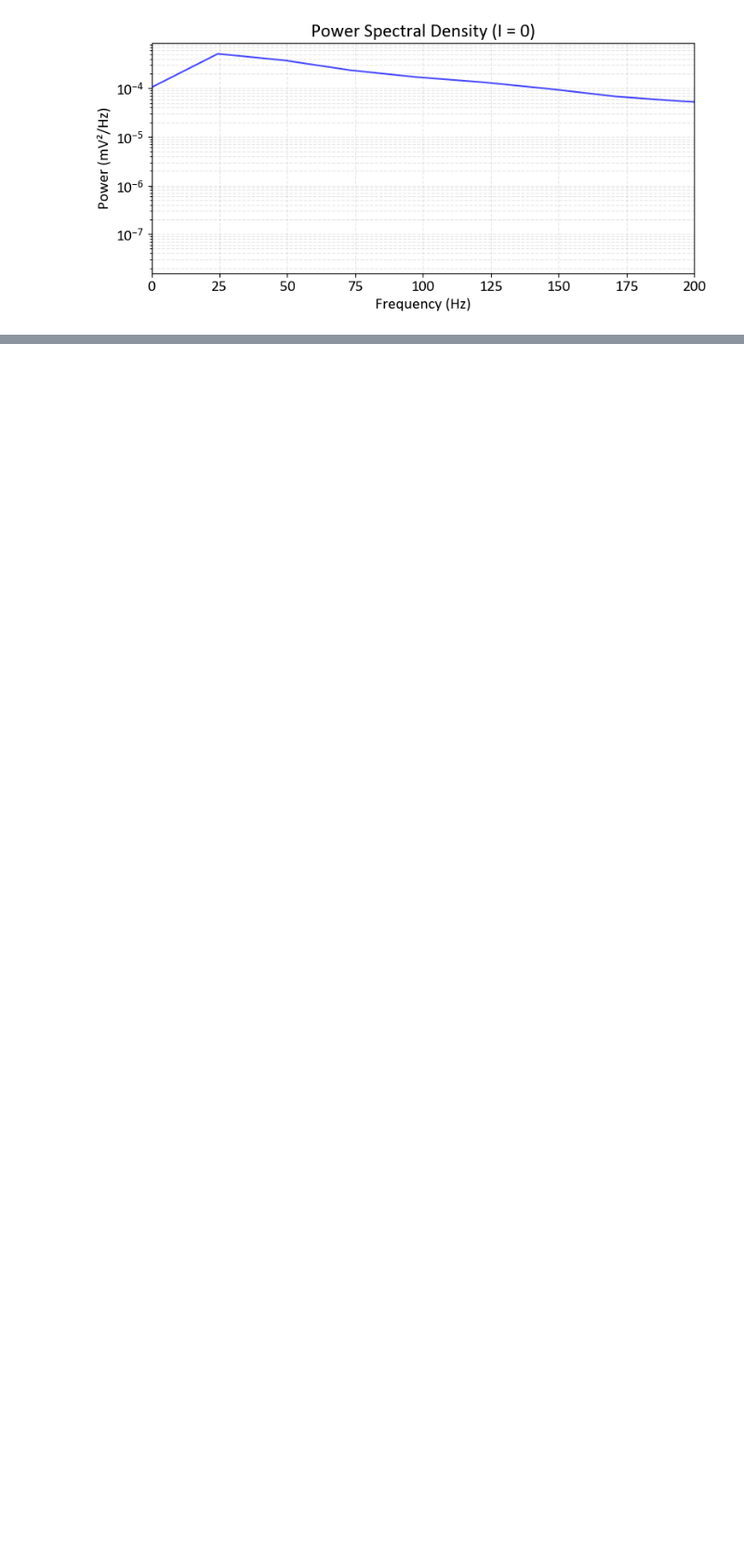
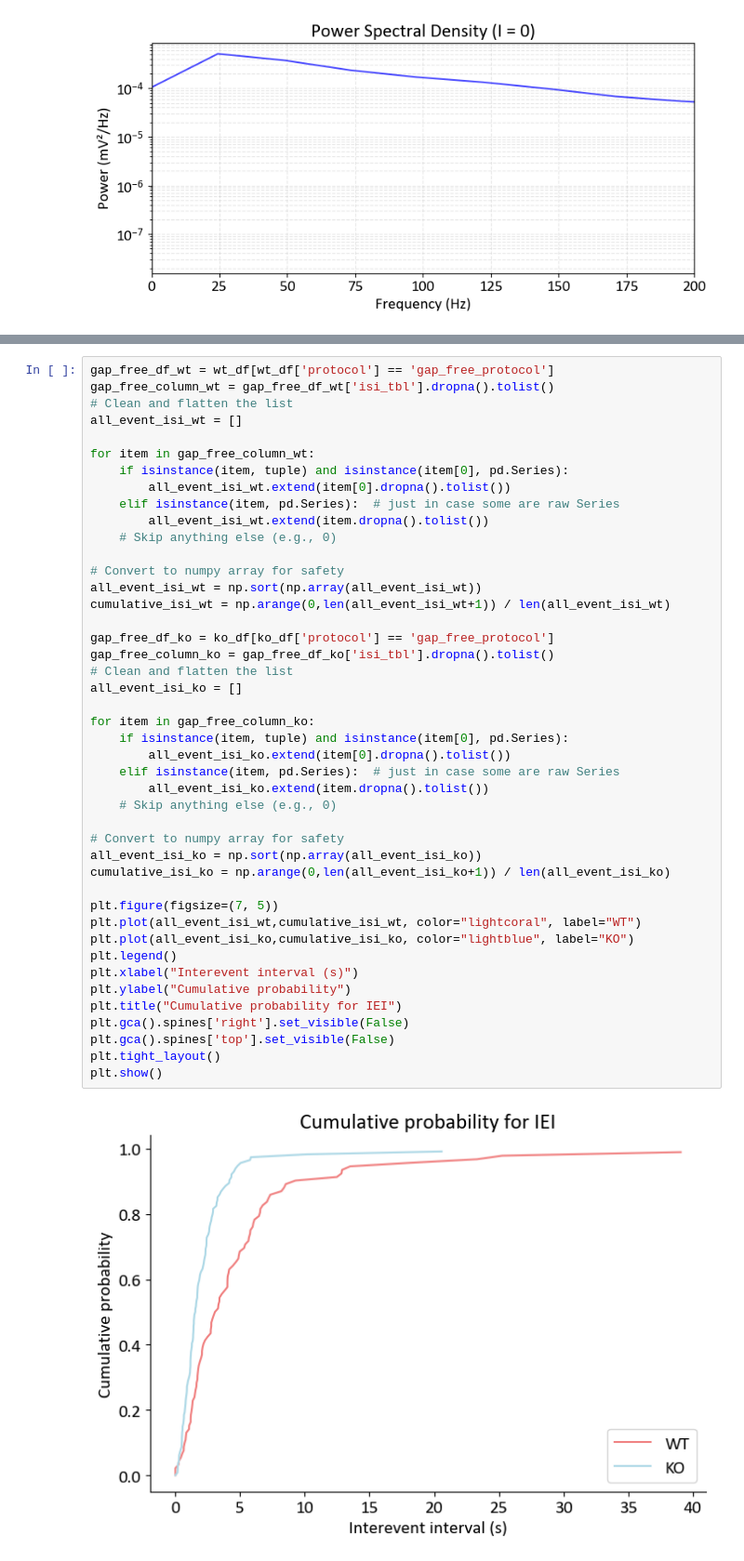
Before and after one commit to OmeRichWeizmann/Yizhar_lab, a Jupyter notebook: Uri's_Sapap3/ephys_sapap3_vs_wt.ipynb, the cells around one changed output, grey strips where cells are left out. Shown at 93% size. Drawn from its saved outputs; the diff is of its cells as text; blank space fills up the shorter version.

```diff
--- a/Uri's_Sapap3/ephys_sapap3_vs_wt.ipynb
+++ b/Uri's_Sapap3/ephys_sapap3_vs_wt.ipynb
@@ -502,0 +510,46 @@ plt.show()
+# %%
+gap_free_df_wt = wt_df[wt_df['protocol'] == 'gap_free_protocol']
+gap_free_column_wt = gap_free_df_wt['isi_tbl'].dropna().tolist()
+# Clean and flatten the list
+all_event_isi_wt = []
+
+for item in gap_free_column_wt:
+    if isinstance(item, tuple) and isinstance(item[0], pd.Series):
+        all_event_isi_wt.extend(item[0].dropna().tolist())
+    elif isinstance(item, pd.Series):  # just in case some are raw Series
+        all_event_isi_wt.extend(item.dropna().tolist())
+    # Skip anything else (e.g., 0)
+
+# Convert to numpy array for safety
+all_event_isi_wt = np.sort(np.array(all_event_isi_wt))
+cumulative_isi_wt = np.arange(0,len(all_event_isi_wt+1)) / len(all_event_isi_wt)
+
+gap_free_df_ko = ko_df[ko_df['protocol'] == 'gap_free_protocol']
+gap_free_column_ko = gap_free_df_ko['isi_tbl'].dropna().tolist()
+# Clean and flatten the list
+all_event_isi_ko = []
+
+for item in gap_free_column_ko:
+    if isinstance(item, tuple) and isinstance(item[0], pd.Series):
+        all_event_isi_ko.extend(item[0].dropna().tolist())
+    elif isinstance(item, pd.Series):  # just in case some are raw Series
+        all_event_isi_ko.extend(item.dropna().tolist())
+    # Skip anything else (e.g., 0)
+
+# Convert to numpy array for safety
+all_event_isi_ko = np.sort(np.array(all_event_isi_ko))
+cumulative_isi_ko = np.arange(0,len(all_event_isi_ko+1)) / len(all_event_isi_ko)
+
+plt.figure(figsize=(7, 5))
+plt.plot(all_event_isi_wt,cumulative_isi_wt, color="lightcoral", label="WT")
+plt.plot(all_event_isi_ko,cumulative_isi_ko, color="lightblue", label="KO")
+plt.legend()
+plt.xlabel("Interevent interval (s)")
+plt.ylabel("Cumulative probability")
+plt.title("Cumulative probability for IEI")
+plt.gca().spines['right'].set_visible(False)
+plt.gca().spines['top'].set_visible(False)
+plt.tight_layout()
+plt.show()
+# %% [output]
+[figure, added]
```
Also changed, not shown: parts of 2 cells of this notebook.
